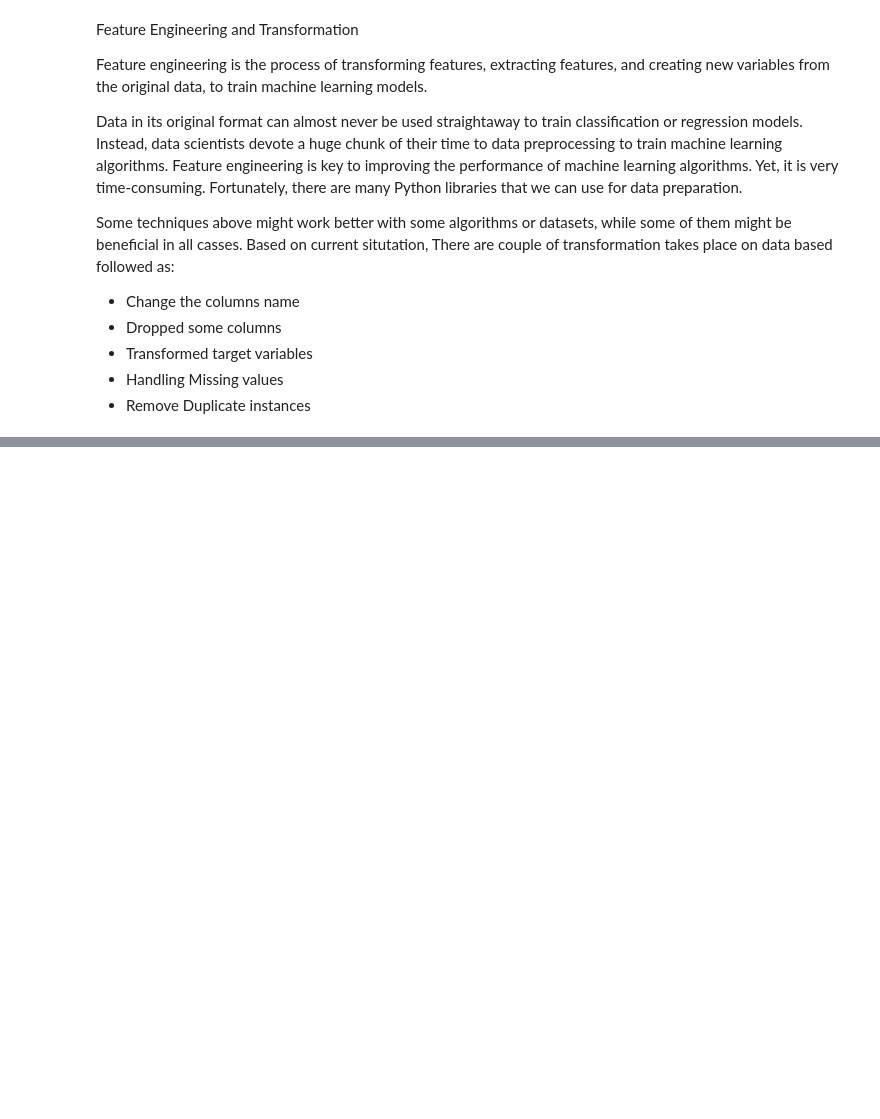
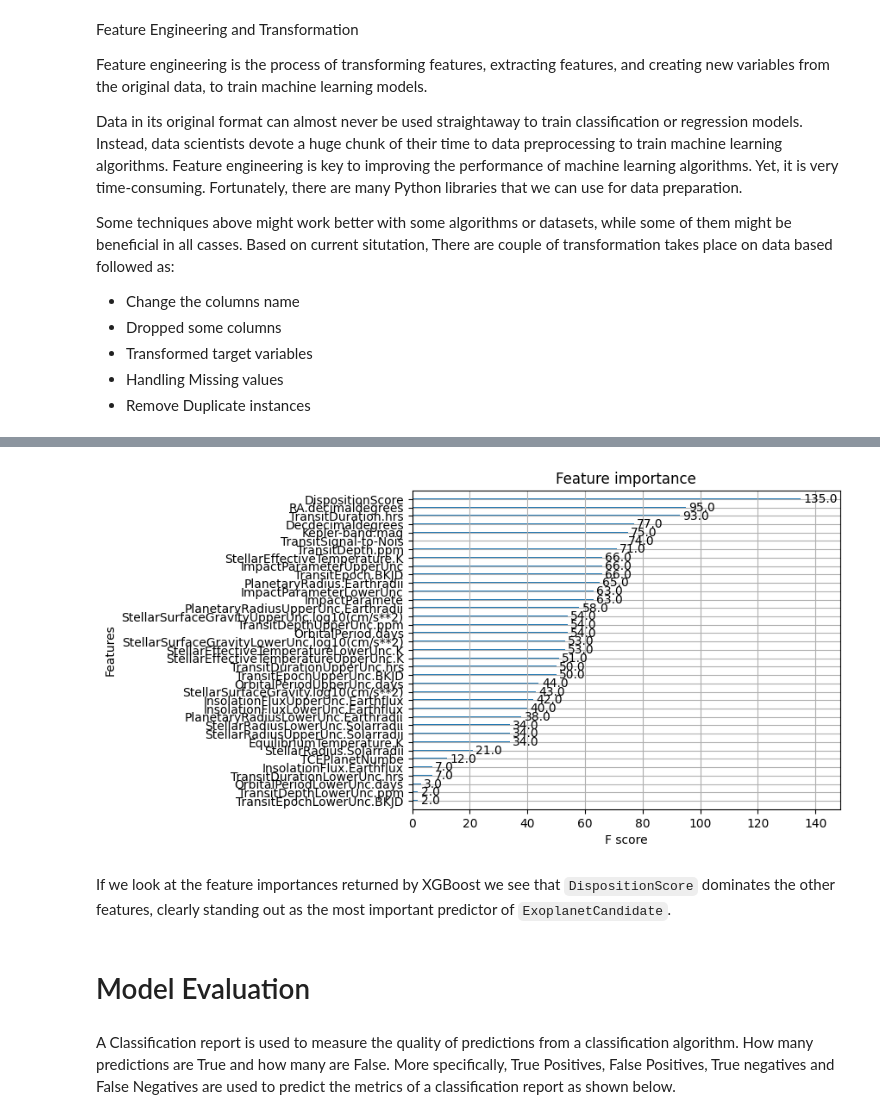
Before and after one commit to Shashanksai6/255_finalproject, a Jupyter notebook: CMPE_255_Exoplanets_Classification_ipynb.ipynb, the cells around one changed output, grey strips where cells are left out. Drawn from its saved outputs; the diff is of its cells as text; code cells hidden in the pictures; blank space fills up the shorter version.

Commit message:
modelling and tuning

```diff
--- a/CMPE_255_Exoplanets_Classification_ipynb.ipynb
+++ b/CMPE_255_Exoplanets_Classification_ipynb.ipynb
@@ -66,10 +66,6 @@ It is perhaps the most important operation of the Extract/Transform/Load (ETL) p
 
 In our use case, we are using NASA-Caltech API (https://exoplanetarchive.ipac.caltech.edu/docs/program_interfaces.html) to retrive the information captured by Kaper telescope. We transformed the JSON data from API to CSV using Excel to make it available for Machine Learning analysis.
 # %%
-from google.colab import drive
-drive.mount('/content/drive')
-df = pd.read_csv('/content/drive/My Drive/dataset/exoplanet/exoplanets_nasa.csv')
-df = pd.DataFrame(np.repeat(df.values, 25, axis=0))
-
+df = pd.read_csv('/content/drive/My Drive/dataset/exoplanet/exoplanets_nasa1.csv')
 df.head(2)
 df.shape[0]
@@ -246,0 +245,27 @@ Fitting 3 folds for each of 100 candidates, totalling 300 fits
+# %%
+dtrain = xgb.DMatrix(X_train, label=y_train)
+dtest = xgb.DMatrix(X_test, label=y_test)
+
+params = {
+    'objective': 'binary:logistic',
+    'eval_metric': 'logloss',
+    'eta': 0.1,
+    'max_depth': 3,
+    'min_child_weight': 1,
+    'subsample': 0.8,
+    'colsample_bytree': 0.8,
+    'gamma': 0,
+    'seed': 42
+}
+
+# train the model with early stopping
+watchlist = [(dtrain, 'train'), (dtest, 'eval')]
+num_rounds = 1000
+model = xgb.train(params, dtrain, num_rounds, evals=watchlist, early_stopping_rounds=1)
+
+# make predictions on the testing data
+y_pred = model.predict(dtest)
+
+# evaluate the model's performance
+from sklearn.metrics import accuracy_score
+print('Accuracy: {:.2f}%'.format(accuracy_score(y_test, y_pred.round()) * 100))
@@ -246,0 +301,13 @@ Fitting 3 folds for each of 100 candidates, totalling 300 fits
+# %%
+# requires graphviz and python-graphviz conda packages
+import graphviz
+
+# plot importance of each feature figureout by model
+xgb.plot_importance(best_model)
+
+# plot the output tree via matplotlib, specifying the ordinal number of the target tree
+# xgb.plot_tree(xgb_model, num_trees=xgb_model.best_iteration)
+
+# converts the target tree to a graphviz instance
+xgb.to_graphviz(best_model)
+# %% [output]
@@ -246,0 +315,7 @@ Fitting 3 folds for each of 100 candidates, totalling 300 fits
+[figure, added]
+# %% [markdown]
+If we look at the feature importances returned by XGBoost we see that `DispositionScore` dominates the other features, clearly standing out as the most important predictor of `ExoplanetCandidate`.
+# %% [markdown]
+# Model Evaluation
+# %% [markdown]
+A Classification report is used to measure the quality of predictions from a classification algorithm. How many predictions are True and how many are False. More specifically, True Positives, False Positives, True negatives and False Negatives are used to predict the metrics of a classification report as shown below.
```
Also changed, not shown: parts of 20 cells of this notebook, 1 other file.
